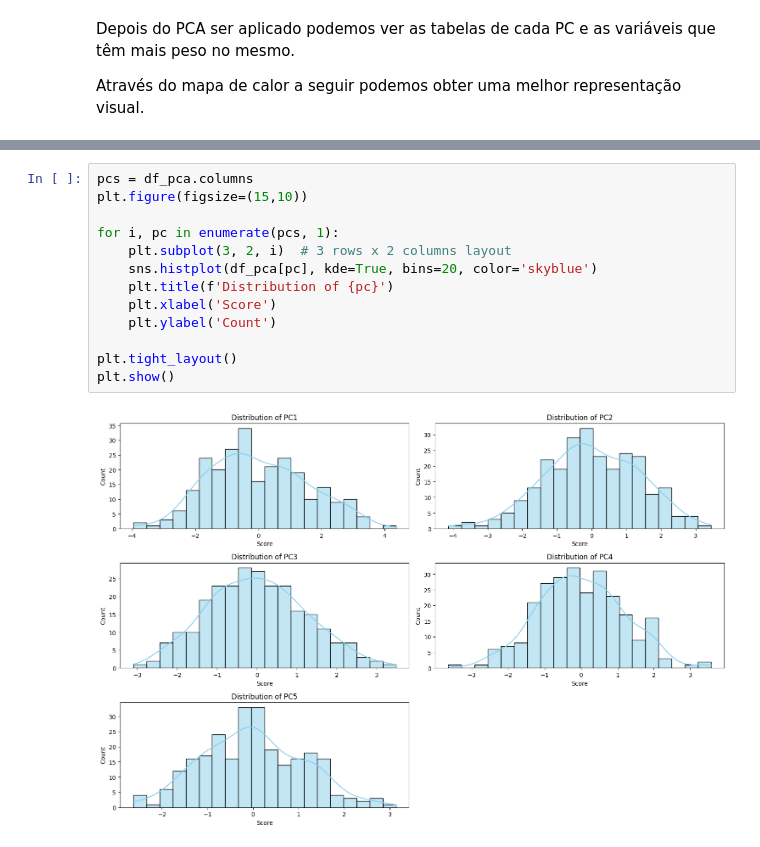
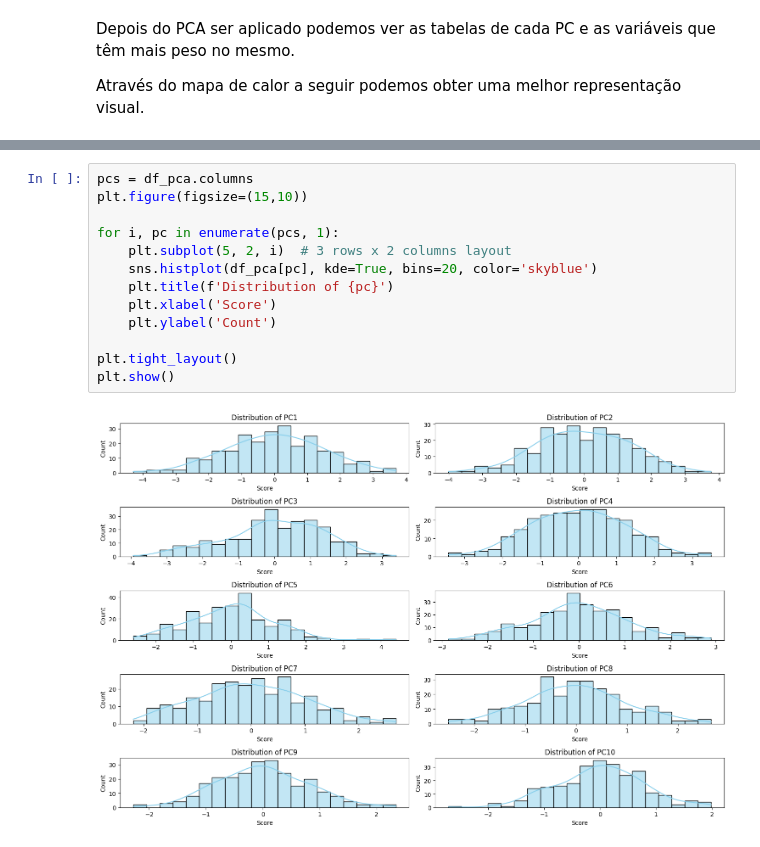
Before and after one commit to jfeiteira/Mini-projeto-do-PCA-e-Cluster, a Jupyter notebook: pca.ipynb, the cells around one changed output, grey strips where cells are left out. Saved outputs shown, nothing was run; the diff lists cells and outputs as text.

```diff
--- a/pca.ipynb
+++ b/pca.ipynb
@@ -743,15 +800,15 @@ df_pca.head()
 # %%
 pcs = df_pca.columns
 plt.figure(figsize=(15,10))
 
 for i, pc in enumerate(pcs, 1):
-    plt.subplot(3, 2, i)  # 3 rows x 2 columns layout
+    plt.subplot(5, 2, i)  # 3 rows x 2 columns layout
     sns.histplot(df_pca[pc], kde=True, bins=20, color='skyblue')
     plt.title(f'Distribution of {pc}')
     plt.xlabel('Score')
     plt.ylabel('Count')
 
 plt.tight_layout()
 plt.show()
 # %% [output]
-[figure, old version]
+[figure, new version]
```
Also changed, not shown: parts of 18 cells of this notebook, 1 other file.
